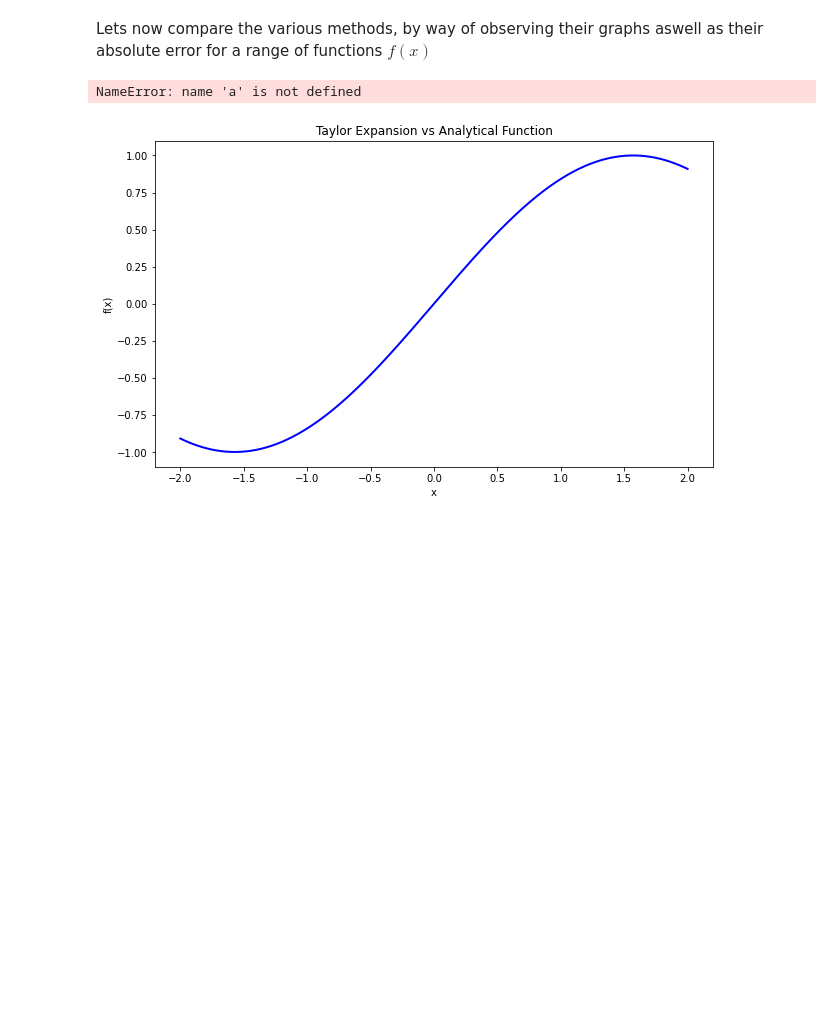
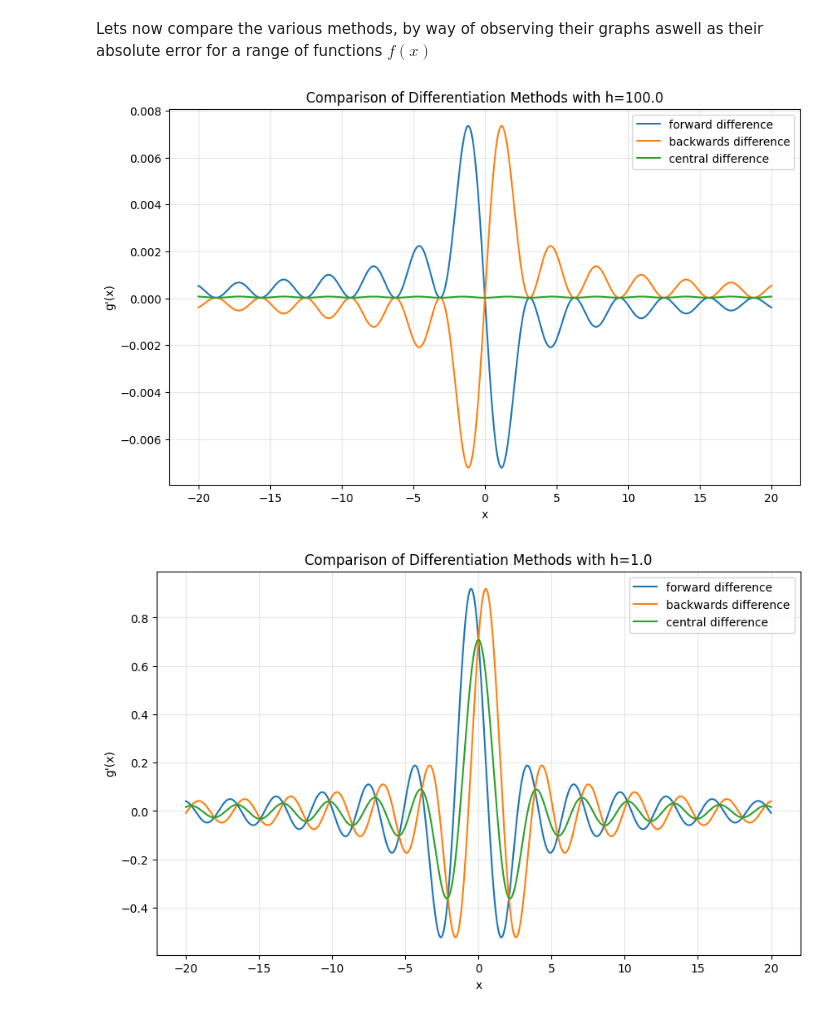
Before and after one commit to Matth3wc/Comp-Sim-Numerical-Methods, a Jupyter notebook: 1-Numerical Differentiaion/Numerical-Differentiation.ipynb, the cells around one changed output. Cells and saved outputs as stored; diff of their text form; code cells hidden in the pictures; blank space fills up the shorter version.

```diff
--- a/1-Numerical Differentiaion/Numerical-Differentiation.ipynb
+++ b/1-Numerical Differentiaion/Numerical-Differentiation.ipynb
@@ -66,13 +63,31 @@ labels = [f.__name__ for f in funcs]
 # %%
 #================= example usage ==============================
-def diff_methods_vs_analytical(f, h=1e-5):
-    x = np.linspace(-2, 2, 4000)
+def diff_methods_vs_analytical(g, h=1e-5):
+    x = np.linspace(-20, 20, 4000)
+    funcs = [forward_difference, backward_difference, central_difference]
+    labels = [f.__name__ for f in funcs]
+
+
+    # Create figure and axes
+    fig, ax = plt.subplots(figsize=(10, 6))
 
     for f, name in zip(funcs, labels):
-    y = f(x)                                      # works if your f handles NumPy arrays
-    ax.plot(x, y, label=name)
+        y = f(g, x, h)                                      # works if your f handles NumPy arrays
+        ax.plot(x, y, label=name)
+
+    ax.legend()
+    ax.grid(True, alpha=0.3)
+    ax.set_xlabel('x')
+    ax.set_ylabel("g'(x)")
+    ax.set_title(f'Comparison of Differentiation Methods with h={h}')
+    plt.show()
-# %%
-diff_methods_vs_analytical(np.sin)
-# %% [output]
-NameError: name 'a' is not defined
-[figure, removed]
+# %%
+def   g(x):
+    return np.sin(x)**2/x
+# %%
+hs = [1e2,1e0,1e-1, 1e-3, 1e-5, 1e-7, 1e-9]
+for i in range(len(hs)):
+    diff_methods_vs_analytical(g,hs[i])
+# %% [output]
+[figure, added]
+[figure, added]
```
Also changed, not shown: parts of 2 cells of this notebook, 22 other files.
